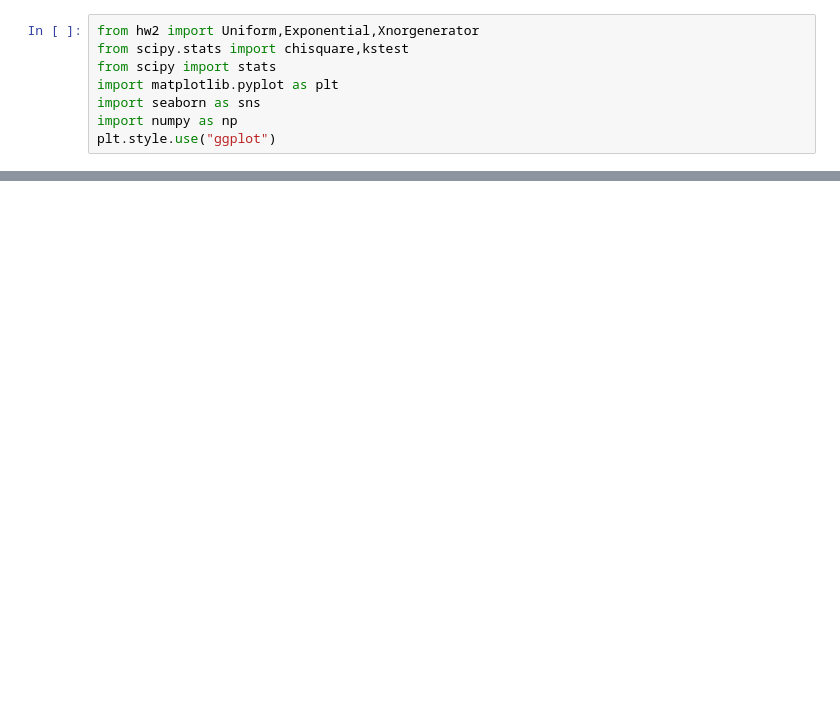
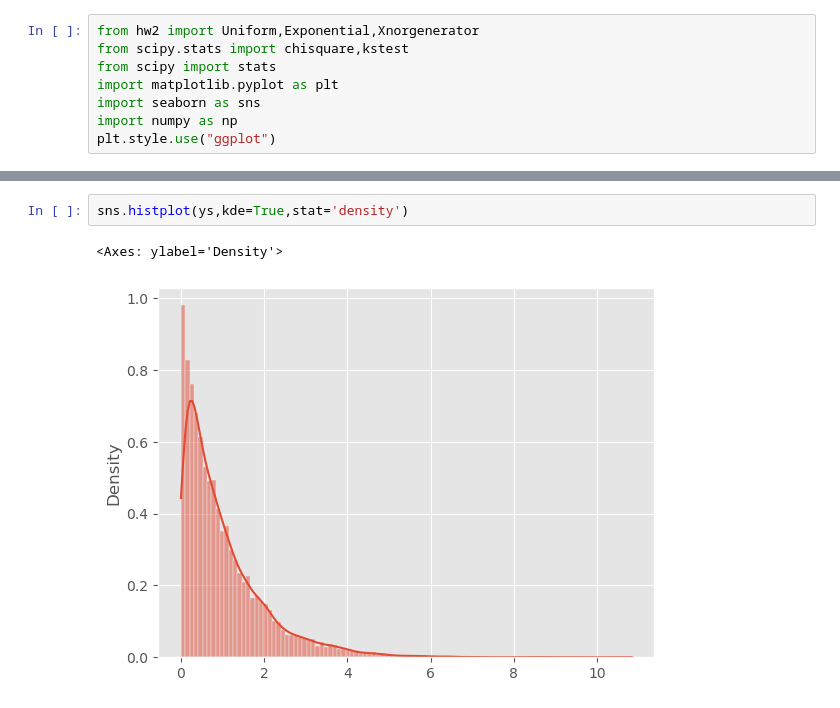
Before and after one commit to QinXu12345/hw2, a Jupyter notebook: test.ipynb, the cells around one changed output, grey strips where cells are left out. Saved outputs shown, nothing was run; the diff lists cells and outputs as text; blank space fills up the shorter version.

```diff
--- a/test.ipynb
+++ b/test.ipynb
@@ -49,0 +47,5 @@ TypeError: unsupported operand type(s) for -: 'float' and 'NoneType'
+# %%
+sns.histplot(ys,kde=True,stat='density')
+# %% [output]
+<Axes: ylabel='Density'>
+[figure, added]
```
Also changed, not shown: parts of 8 cells of this notebook.
